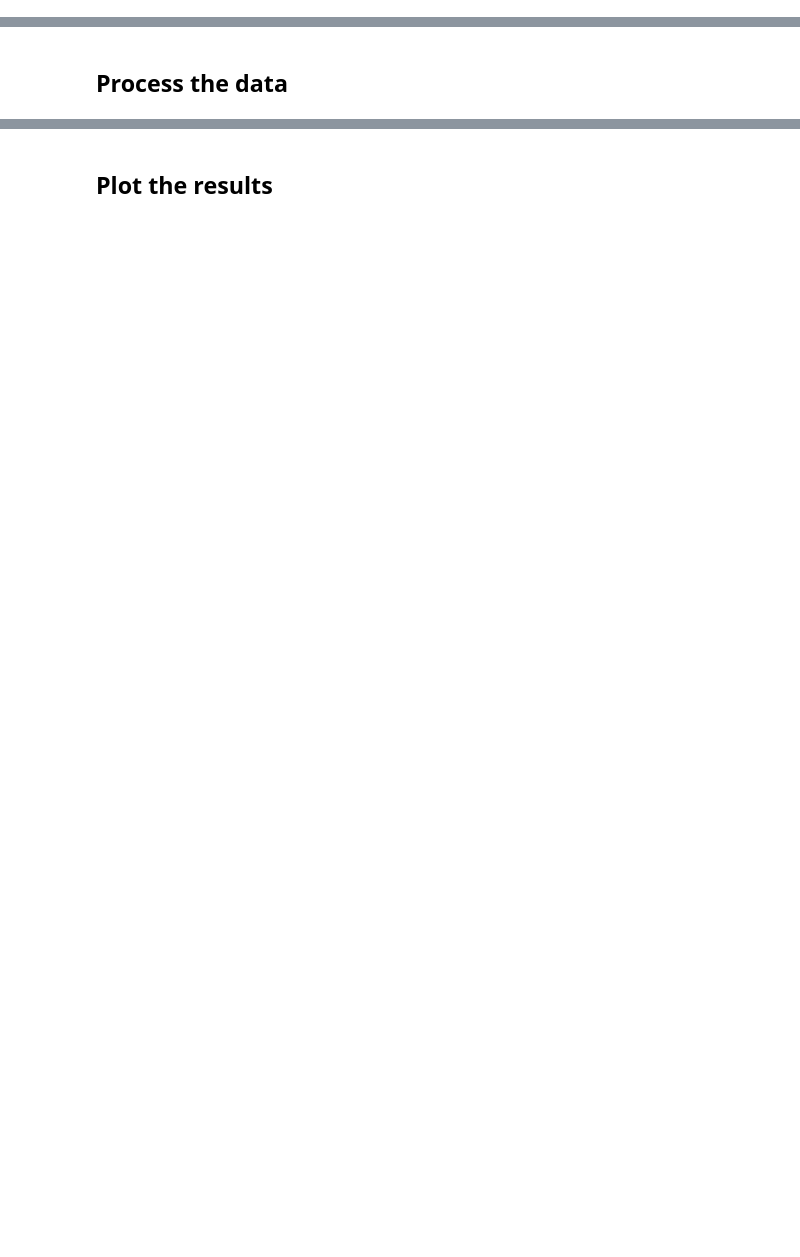
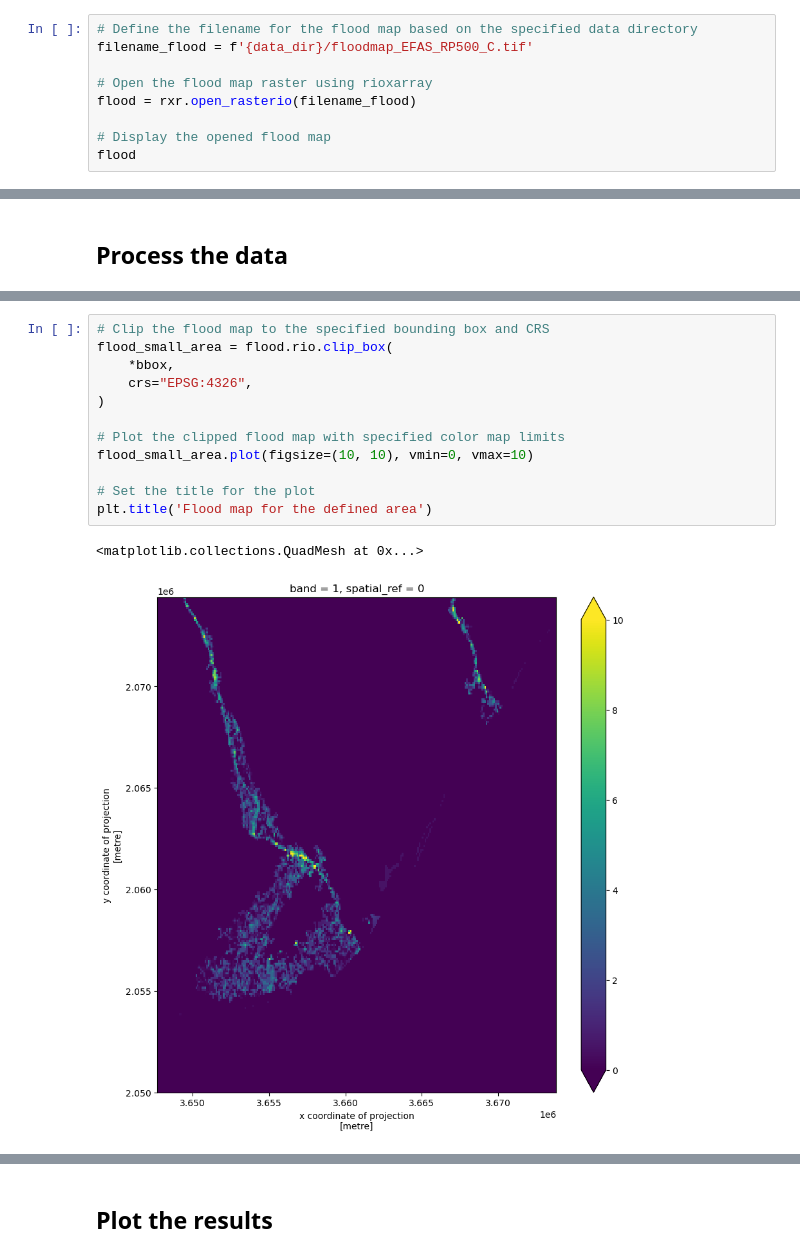
Before and after one commit to CLIMAAX/FLOODS, a Jupyter notebook: FLOOD.ipynb, the cells around one changed output, grey strips where cells are left out. Saved outputs shown, nothing was run; the diff lists cells and outputs as text; blank space fills up the shorter version.

```diff
--- a/FLOOD.ipynb
+++ b/FLOOD.ipynb
@@ -199,0 +167,9 @@ Attributes: (12/13)
+# %%
+# Define the filename for the flood map based on the specified data directory
+filename_flood = f'{data_dir}/floodmap_EFAS_RP500_C.tif'
+
+# Open the flood map raster using rioxarray
+flood = rxr.open_rasterio(filename_flood)
+
+# Display the opened flood map
+flood
@@ -508,0 +270,15 @@ loss_df[0]
+# %%
+# Clip the flood map to the specified bounding box and CRS
+flood_small_area = flood.rio.clip_box(
+    *bbox,
+    crs="EPSG:4326",
+)
+
+# Plot the clipped flood map with specified color map limits
+flood_small_area.plot(figsize=(10, 10), vmin=0, vmax=10)
+
+# Set the title for the plot
+plt.title('Flood map for the defined area')
+# %% [output]
+<matplotlib.collections.QuadMesh at 0x...>
+[figure, added]
```
Also changed, not shown: parts of 69 cells of this notebook, 1 other file.
